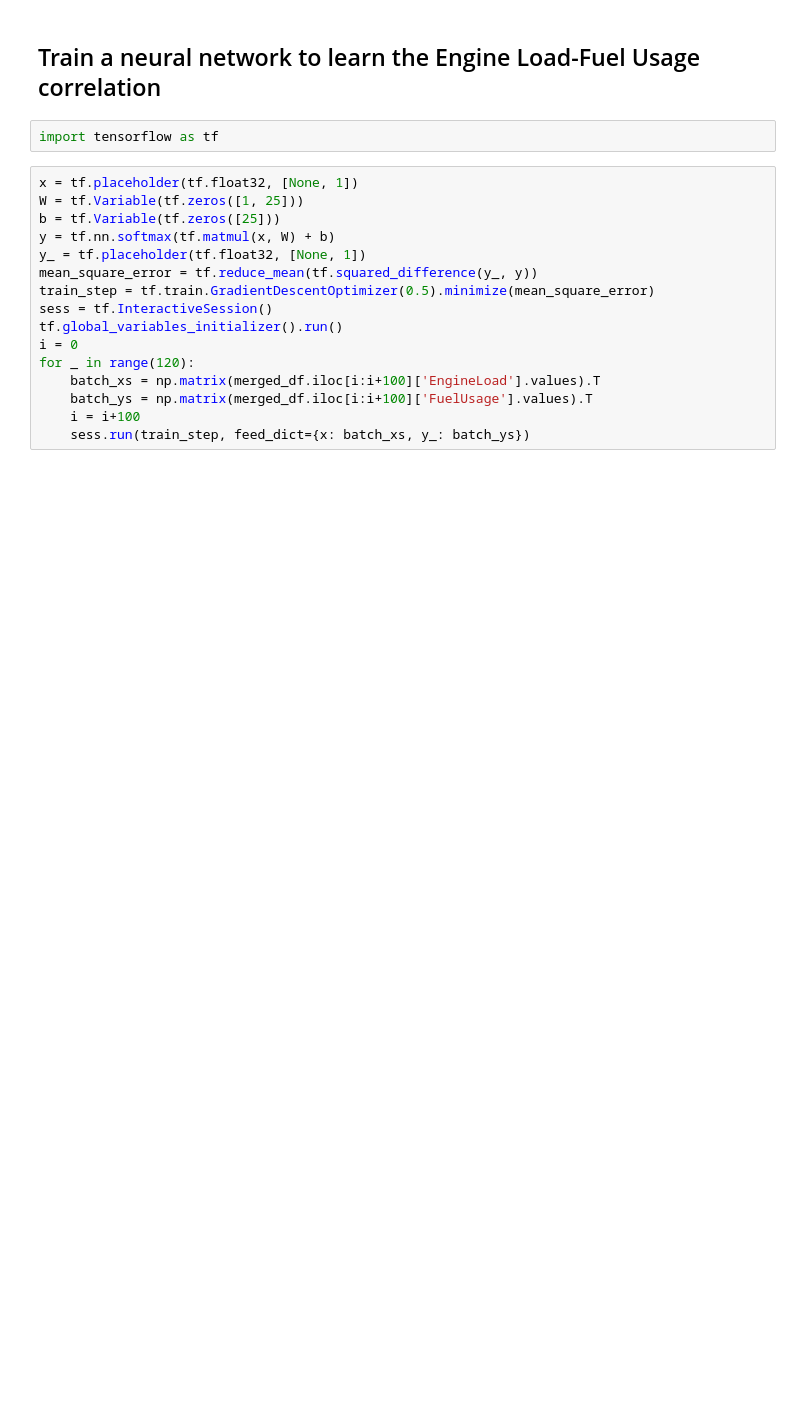
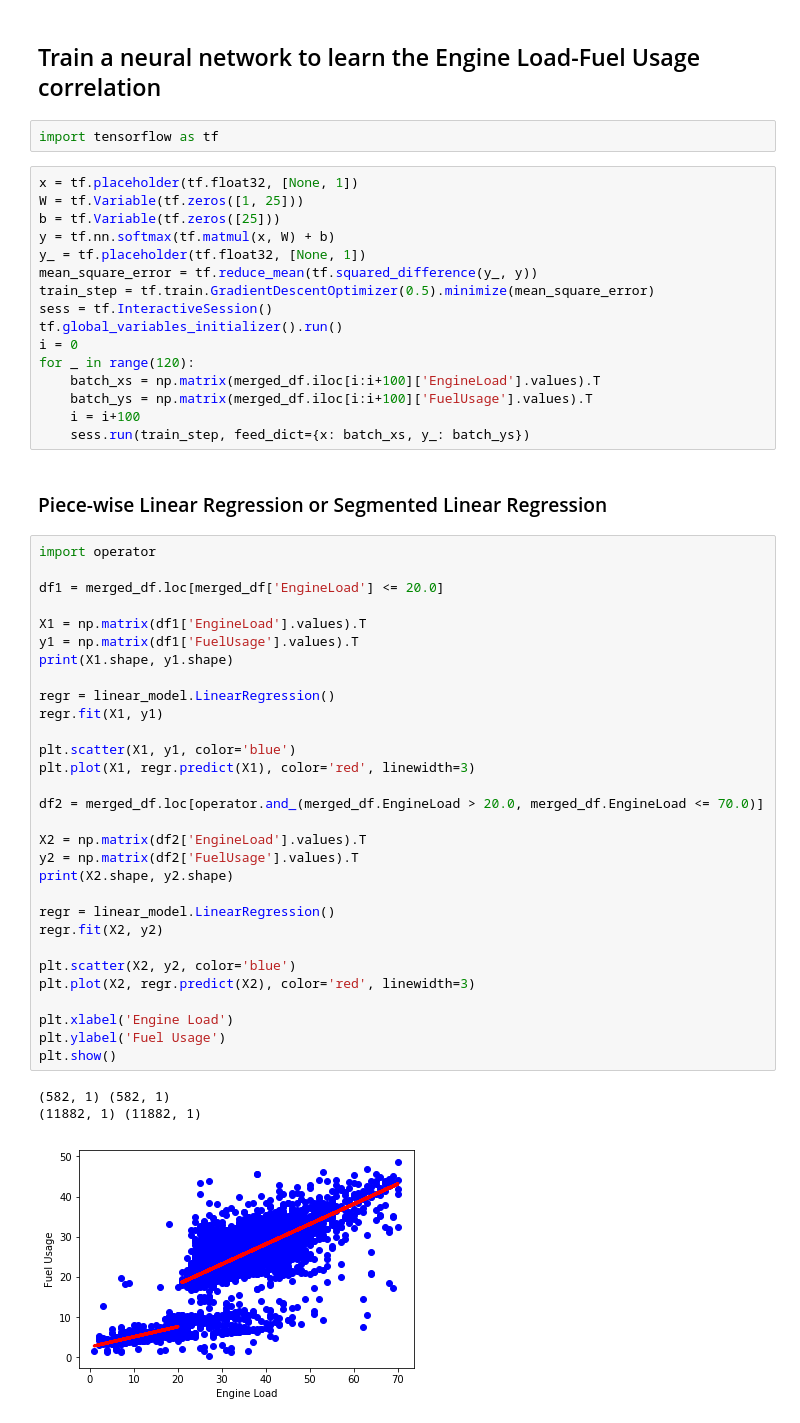
Before and after one commit to GauriShah/ConcertIoT, a Jupyter notebook: ElFuAnalysis.ipynb, the cells around one changed output. Cells and saved outputs as stored; diff of their text form; blank space fills up the shorter version.

Commit message:
Added piecewise linear regression to EL-FU Analysis

```diff
--- a/ElFuAnalysis.ipynb
+++ b/ElFuAnalysis.ipynb
@@ -196,3 +197,39 @@ for _ in range(120):
     batch_ys = np.matrix(merged_df.iloc[i:i+100]['FuelUsage'].values).T
     i = i+100
     sess.run(train_step, feed_dict={x: batch_xs, y_: batch_ys})
+# %% [markdown]
+### Piece-wise Linear Regression or Segmented Linear Regression
+# %%
+import operator
+
+df1 = merged_df.loc[merged_df['EngineLoad'] <= 20.0]
+
+X1 = np.matrix(df1['EngineLoad'].values).T
+y1 = np.matrix(df1['FuelUsage'].values).T
+print(X1.shape, y1.shape)
+
+regr = linear_model.LinearRegression()
+regr.fit(X1, y1)
+
+plt.scatter(X1, y1, color='blue')
+plt.plot(X1, regr.predict(X1), color='red', linewidth=3)
+
+df2 = merged_df.loc[operator.and_(merged_df.EngineLoad > 20.0, merged_df.EngineLoad <= 70.0)]
+
+X2 = np.matrix(df2['EngineLoad'].values).T
+y2 = np.matrix(df2['FuelUsage'].values).T
+print(X2.shape, y2.shape)
+
+regr = linear_model.LinearRegression()
+regr.fit(X2, y2)
+
+plt.scatter(X2, y2, color='blue')
+plt.plot(X2, regr.predict(X2), color='red', linewidth=3)
+
+plt.xlabel('Engine Load')
+plt.ylabel('Fuel Usage')
+plt.show()
+# %% [output]
+(582, 1) (582, 1)
+(11882, 1) (11882, 1)
+[figure, added]
```
Also changed, not shown: parts of 5 cells of this notebook.
